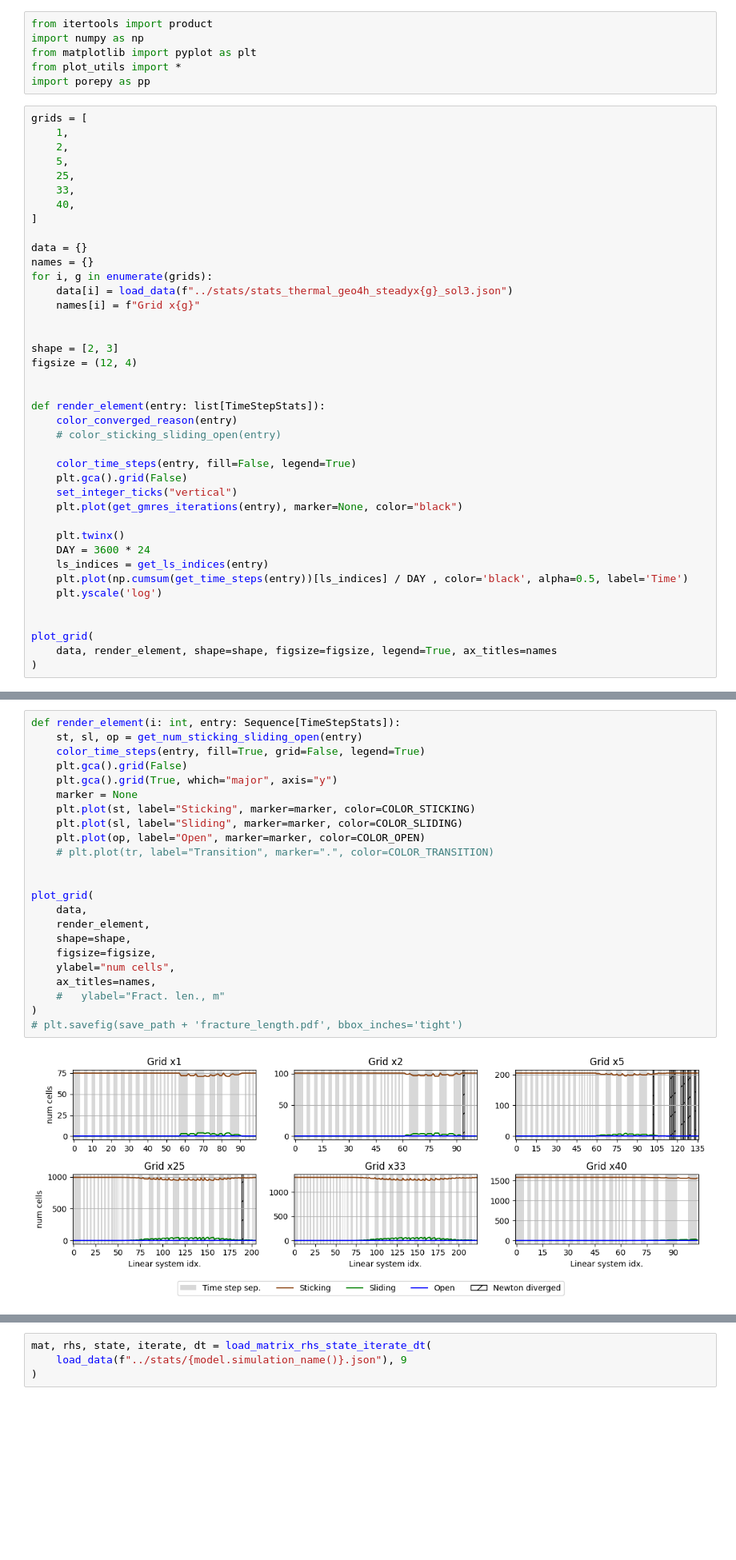
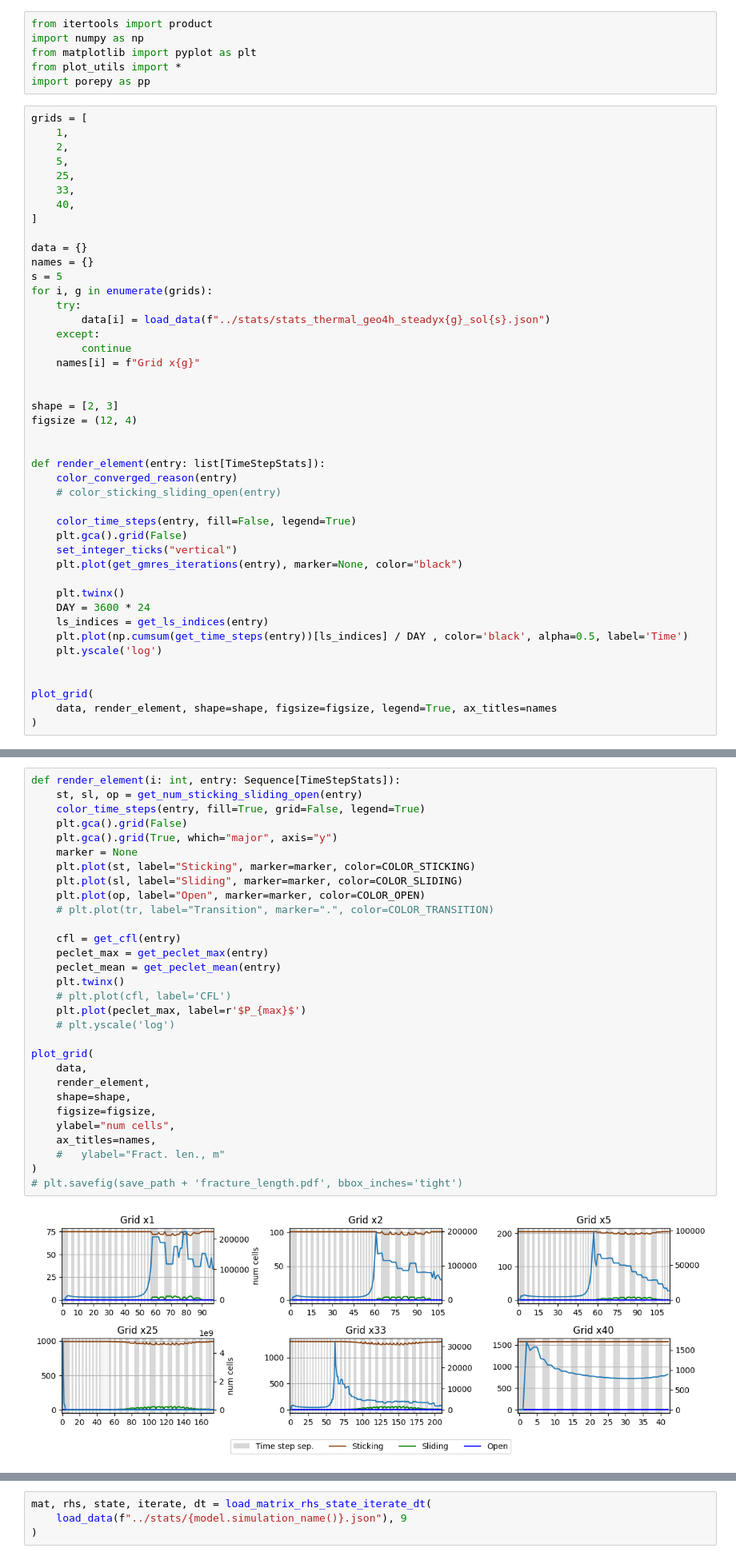
Before and after one commit to pmgbergen/FTHM-Solver, a Jupyter notebook: thermal/experiment_thermal_4_results.ipynb, the cells around one changed output, grey strips where cells are left out. Shown at 80% size. Cells and saved outputs as stored; diff of their text form; blank space fills up the shorter version.

```diff
--- a/thermal/experiment_thermal_4_results.ipynb
+++ b/thermal/experiment_thermal_4_results.ipynb
@@ -16,8 +16,12 @@ grids = [
 
 data = {}
 names = {}
+s = 5
 for i, g in enumerate(grids):
-    data[i] = load_data(f"../stats/stats_thermal_geo4h_steadyx{g}_sol3.json")
+    try:
+        data[i] = load_data(f"../stats/stats_thermal_geo4h_steadyx{g}_sol{s}.json")
+    except:
+        continue
     names[i] = f"Grid x{g}"
 
 
@@ -49,28 +53,35 @@ plot_grid(
 # %%
 def render_element(i: int, entry: Sequence[TimeStepStats]):
     st, sl, op = get_num_sticking_sliding_open(entry)
     color_time_steps(entry, fill=True, grid=False, legend=True)
     plt.gca().grid(False)
     plt.gca().grid(True, which="major", axis="y")
     marker = None
     plt.plot(st, label="Sticking", marker=marker, color=COLOR_STICKING)
     plt.plot(sl, label="Sliding", marker=marker, color=COLOR_SLIDING)
     plt.plot(op, label="Open", marker=marker, color=COLOR_OPEN)
     # plt.plot(tr, label="Transition", marker=".", color=COLOR_TRANSITION)
 
+    cfl = get_cfl(entry)
+    peclet_max = get_peclet_max(entry)
+    peclet_mean = get_peclet_mean(entry)
+    plt.twinx()
+    # plt.plot(cfl, label='CFL')
+    plt.plot(peclet_max, label=r'$P_{max}$')
+    # plt.yscale('log')
 
 plot_grid(
     data,
     render_element,
     shape=shape,
     figsize=figsize,
     ylabel="num cells",
     ax_titles=names,
     #   ylabel="Fract. len., m"
 )
 # plt.savefig(save_path + 'fracture_length.pdf', bbox_inches='tight')
 # %% [output]
-[figure, old version]
+[figure, new version]
 # %%
 from collections import defaultdict
 import pandas as pd
```
Also changed, not shown: parts of 2 cells of this notebook, 13 other files.
